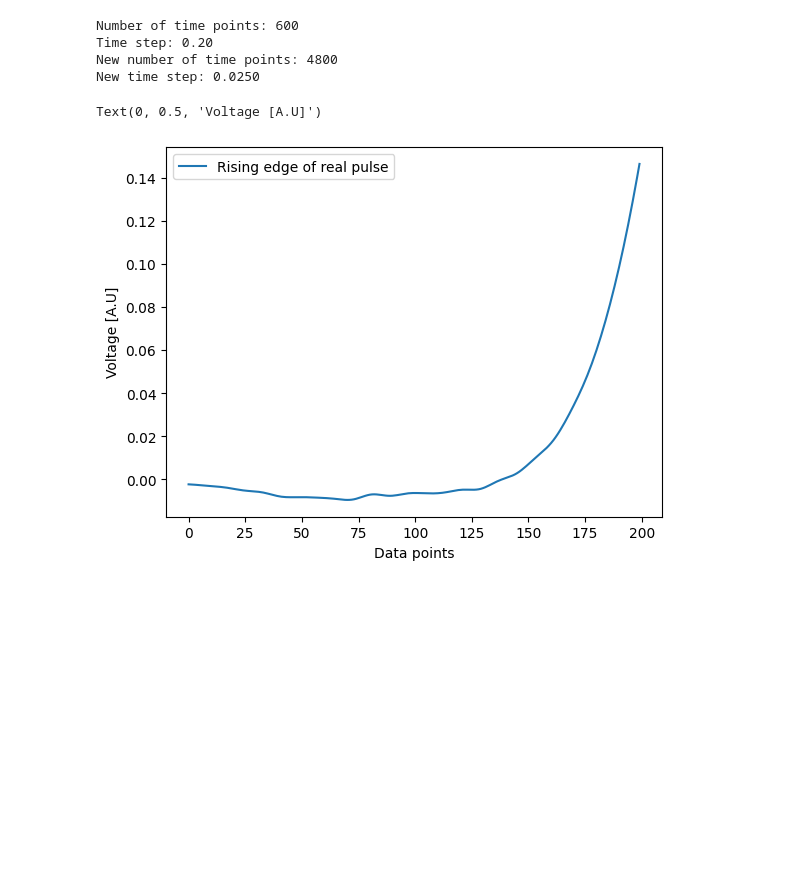
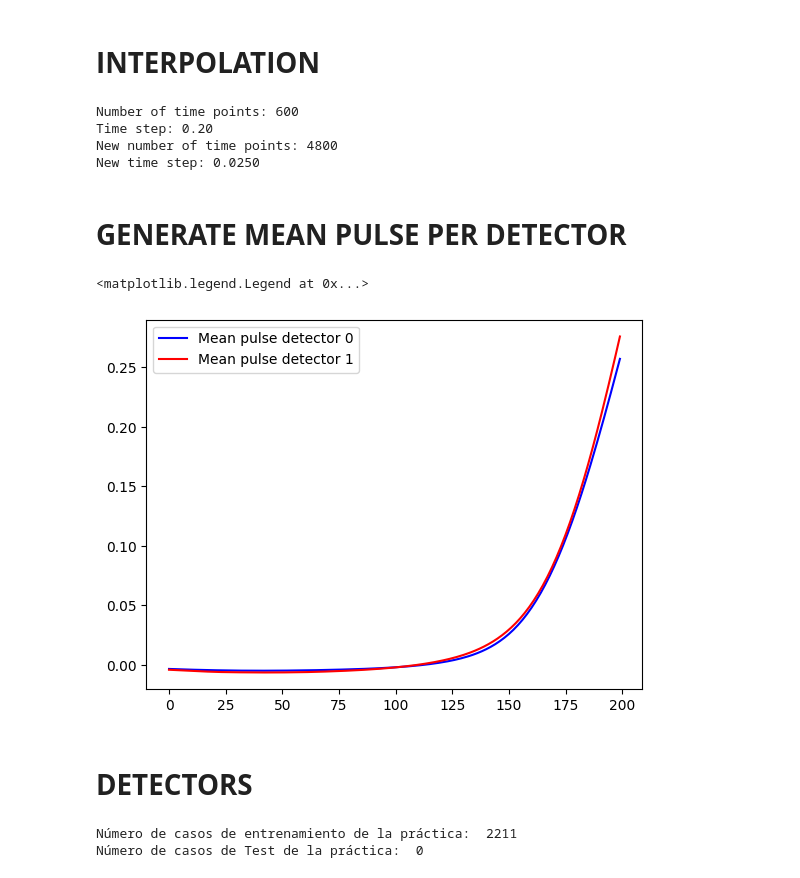
Before and after one commit to wjosefw/Signal-processing-with-Neural-networks, a Jupyter notebook: KAN.ipynb, the cells around one changed output. Saved outputs shown, nothing was run; the diff lists cells and outputs as text; code cells hidden in the pictures; blank space fills up the shorter version.

```diff
--- a/KAN.ipynb
+++ b/KAN.ipynb
@@ -21,6 +16,14 @@ To enable the following instructions: AVX2 AVX_VNNI FMA, in other operations, re
 V55= np.load('/home/josea/Co60_5cm_5cm.npy')
 V28= np.load('/home/josea/Co60_2cm_8cm.npy')
 V82= np.load('/home/josea/Co60_8cm_2cm.npy')
+
+source = 'Co60'
+path = '/home/josea/PracticaTimingDigital/pulso_' + source + '_filt_norm.npz'
+
+data = np.load(path)
+pulsos_practica_master = data['data']
+# %% [markdown]
+# **INTERPOLATION**
 # %%
 #--------------------------------Interpolar pulsos reales---------------------------------
 input = V28
@@ -44,6 +47,14 @@ new_V82 = interp_func_V82(tiempo_new)
 
 REALS = np.concatenate((new_V28, new_V55, new_V82), axis = 0)
 
+interp_func_practica = interp1d(tiempo,pulsos_practica_master, kind = 'cubic', axis = 1)
+new_pulsos_practica = interp_func_practica(tiempo_new)
+
+#---------------------------------------------------------------- Align the pulses -----------------------------------
+align_steps = 20
+new_pulsos_practica[:,:,1] = np.roll(new_pulsos_practica[:,:,1], align_steps)
+new_pulsos_practica[:,:align_steps,1] = np.random.normal(scale = 1e-3, size = align_steps)
+
 print('Number of time points: %.d' % (Nt))
 print('Time step: %.2f' % (time_step))
 print('New number of time points: %.d' % (Nt_new))
@@ -53,14 +64,3 @@ Number of time points: 600
 Time step: 0.20
 New number of time points: 4800
 New time step: 0.0250
-# %%
-start = 50 * EXTRASAMPLING
-stop = 75 * EXTRASAMPLING
-plt.plot(new_V55[0,start:stop,0], label = 'Rising edge of real pulse')
-
-plt.legend()
-plt.xlabel('Data points')
-plt.ylabel('Voltage [A.U]')
-# %% [output]
-Text(0, 0.5, 'Voltage [A.U]')
-[figure, removed]
@@ -69,0 +67,40 @@ trainX_dec1, REF_train_dec1 = create_and_delay_pulse_pair(REALS[:,start:stop,1],
+# %% [markdown]
+# **GENERATE MEAN PULSE PER DETECTOR**
+# %%
+mean_pulse_dec0 = get_mean_pulse_from_set(new_pulsos_practica, channel = 0)
+mean_pulse_dec1 = get_mean_pulse_from_set(new_pulsos_practica, channel = 1)
+
+#-------------------------------------- Plot cropped mean pulses -----------------------------
+start = 50*EXTRASAMPLING
+stop = 75*EXTRASAMPLING
+
+
+plt.plot(mean_pulse_dec0[start:stop], 'b-', label = 'Mean pulse detector 0')
+plt.plot(mean_pulse_dec1[start:stop], 'r-', label = 'Mean pulse detector 1')
+plt.legend()
+# %% [output]
+<matplotlib.legend.Legend at 0x...>
+[figure, added]
+# %% [markdown]
+# **DETECTORS**
+# %%
+#------------------------------------ Important definitions ------------------------------------
+ajuste_grueso = 1 # 0 = YES, 1 = NO
+delay_steps = 20
+Num_casos = 2000
+Nc = 2
+
+t_shift = 8 #In time steps
+t = np.linspace(0, Nt, Nt_new)
+t0 = 65 + np.random.randint(10, size = Num_casos)
+#t0 = 550 + np.random.randint(100, size = Num_casos)
+
+
+# Define size of train set from datos practica
+Ntrain_practica = int(1*new_pulsos_practica.shape[0])
+Ntest_practica = int(0.0*new_pulsos_practica.shape[0])
+print('Número de casos de entrenamiento de la práctica: ', Ntrain_practica)
+print('Número de casos de Test de la práctica: ', Ntest_practica)
+# %% [output]
+Número de casos de entrenamiento de la práctica:  2211
+Número de casos de Test de la práctica:  0
```
Also changed, not shown: parts of 34 cells of this notebook.
